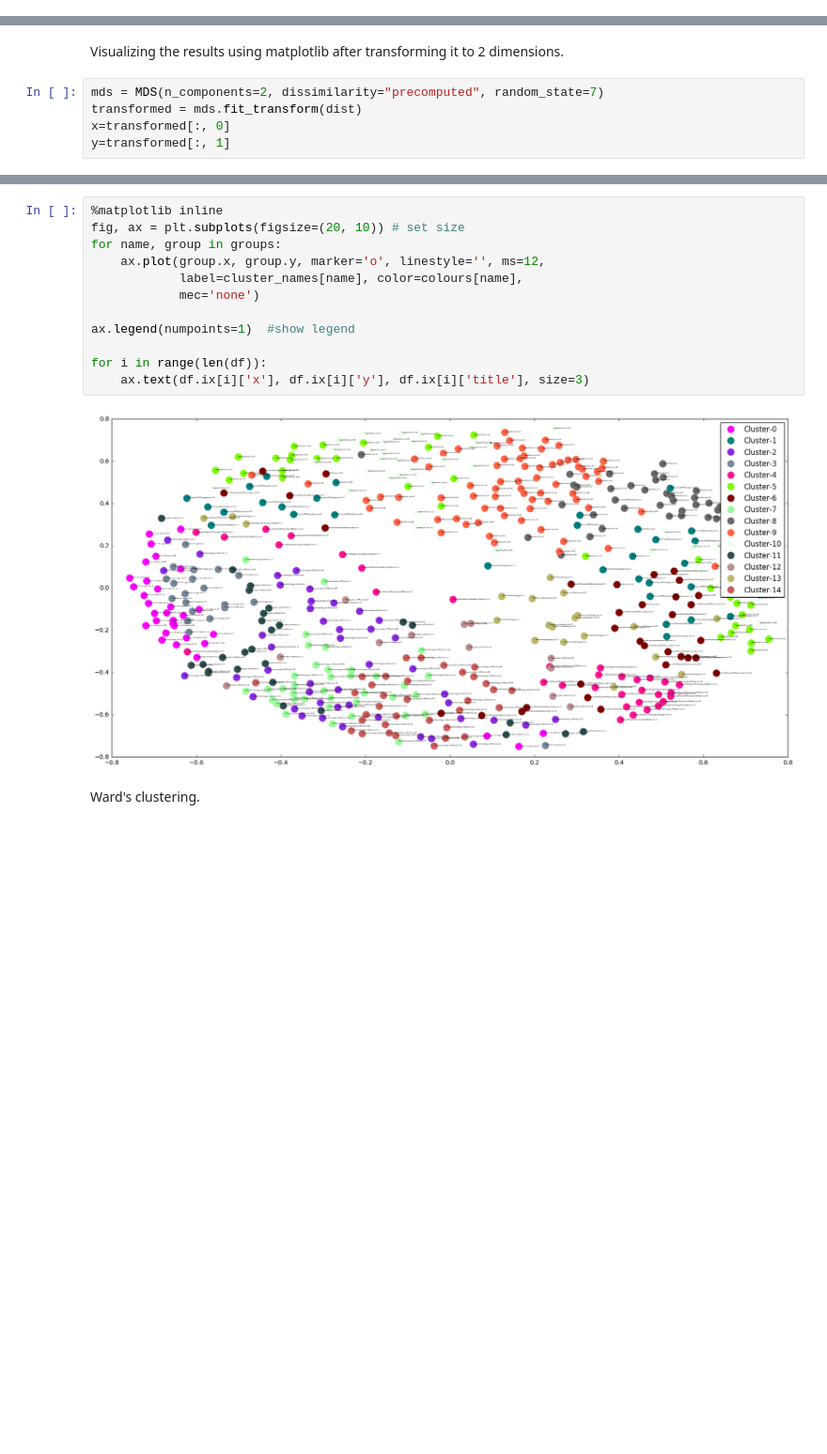
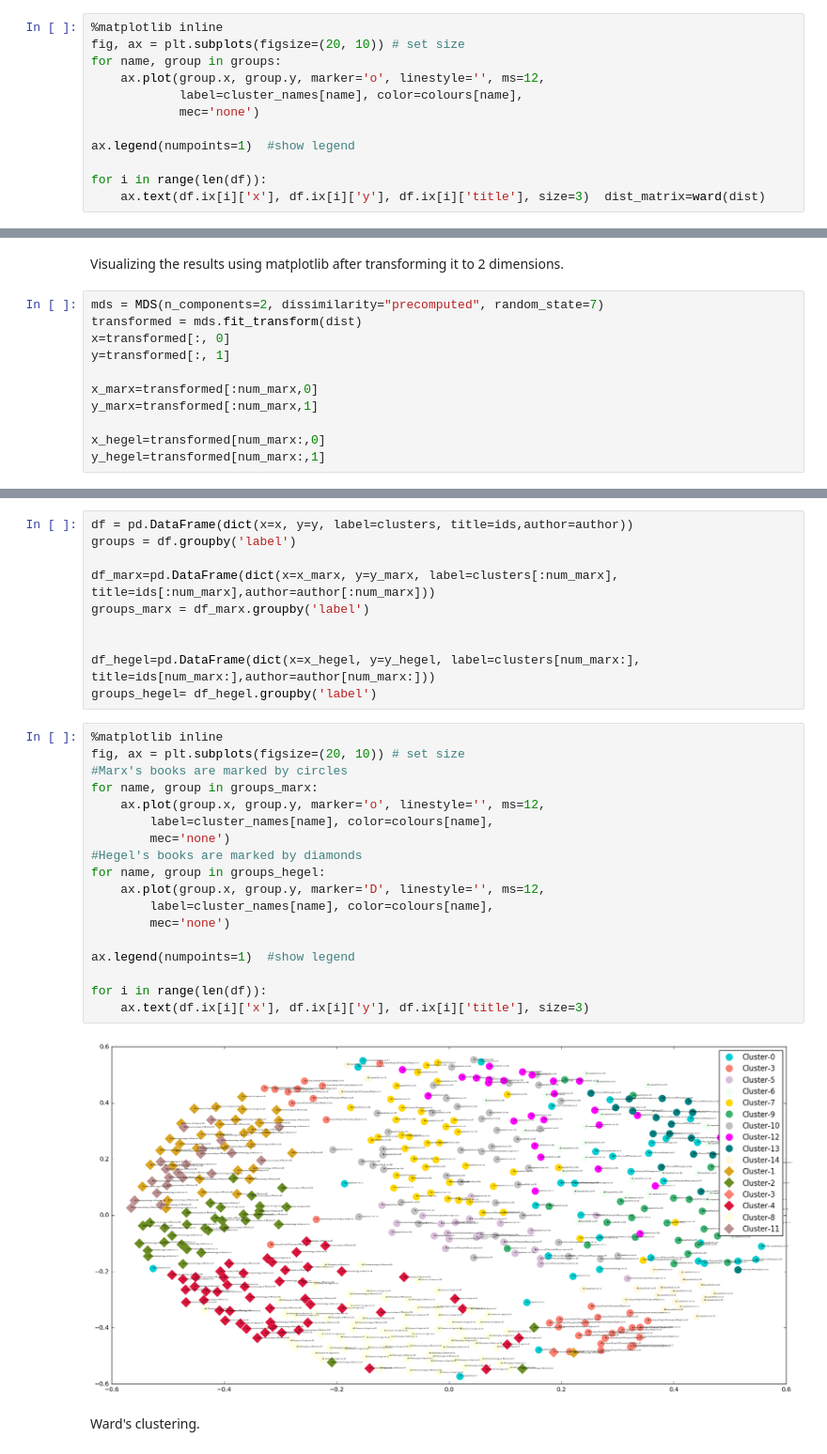
Before and after one commit to samarth1397/Content-Similarity, a Jupyter notebook: clustering.ipynb, the cells around one changed output, grey strips where cells are left out. Shown at 94% size. Cells and saved outputs as stored; diff of their text form; blank space fills up the shorter version.

Commit message:
Edited plotting

```diff
--- a/clustering.ipynb
+++ b/clustering.ipynb
@@ -229,3 +261,15 @@ dist_matrix=ward(dist)
+# %%
+%matplotlib inline
+fig, ax = plt.subplots(figsize=(20, 10)) # set size
+for name, group in groups:
+    ax.plot(group.x, group.y, marker='o', linestyle='', ms=12,
+            label=cluster_names[name], color=colours[name],
+            mec='none')
+
+ax.legend(numpoints=1)  #show legend
+
+for i in range(len(df)):
+    ax.text(df.ix[i]['x'], df.ix[i]['y'], df.ix[i]['title'], size=3)  dist_matrix=ward(dist)
 # %%
 fig, ax = plt.subplots(figsize=(20, 100)) # set size
 ax = dendrogram(dist_matrix, orientation="right", labels=ids);
@@ -332,6 +376,12 @@ mds = MDS(n_components=2, dissimilarity="precomputed", random_state=7)
 transformed = mds.fit_transform(dist)
 x=transformed[:, 0]
 y=transformed[:, 1]
+
+x_marx=transformed[:num_marx,0]
+y_marx=transformed[:num_marx,1]
+
+x_hegel=transformed[num_marx:,0]
+y_hegel=transformed[num_marx:,1]
 # %%
 num_colours=num_of_clusters
 col=mpl.colors.cnames.items()
@@ -354,17 +401,33 @@ groups = df.groupby('label')
+# %%
+df = pd.DataFrame(dict(x=x, y=y, label=clusters, title=ids,author=author))
+groups = df.groupby('label')
+
+df_marx=pd.DataFrame(dict(x=x_marx, y=y_marx, label=clusters[:num_marx], title=ids[:num_marx],author=author[:num_marx]))
+groups_marx = df_marx.groupby('label')
+
+
+df_hegel=pd.DataFrame(dict(x=x_hegel, y=y_hegel, label=clusters[num_marx:], title=ids[num_marx:],author=author[num_marx:]))
+groups_hegel= df_hegel.groupby('label')
 # %%
 %matplotlib inline
 fig, ax = plt.subplots(figsize=(20, 10)) # set size
-for name, group in groups:
+#Marx's books are marked by circles
+for name, group in groups_marx:
     ax.plot(group.x, group.y, marker='o', linestyle='', ms=12,
-            label=cluster_names[name], color=colours[name],
-            mec='none')
+        label=cluster_names[name], color=colours[name],
+        mec='none')
+#Hegel's books are marked by diamonds
+for name, group in groups_hegel:
+    ax.plot(group.x, group.y, marker='D', linestyle='', ms=12,
+        label=cluster_names[name], color=colours[name],
+        mec='none')
 
 ax.legend(numpoints=1)  #show legend
 
 for i in range(len(df)):
     ax.text(df.ix[i]['x'], df.ix[i]['y'], df.ix[i]['title'], size=3)
 # %% [output]
-[figure, old version]
+[figure, new version]
 # %% [markdown]
 Ward's clustering.
 # %%
```
Also changed, not shown: parts of 16 cells of this notebook.
